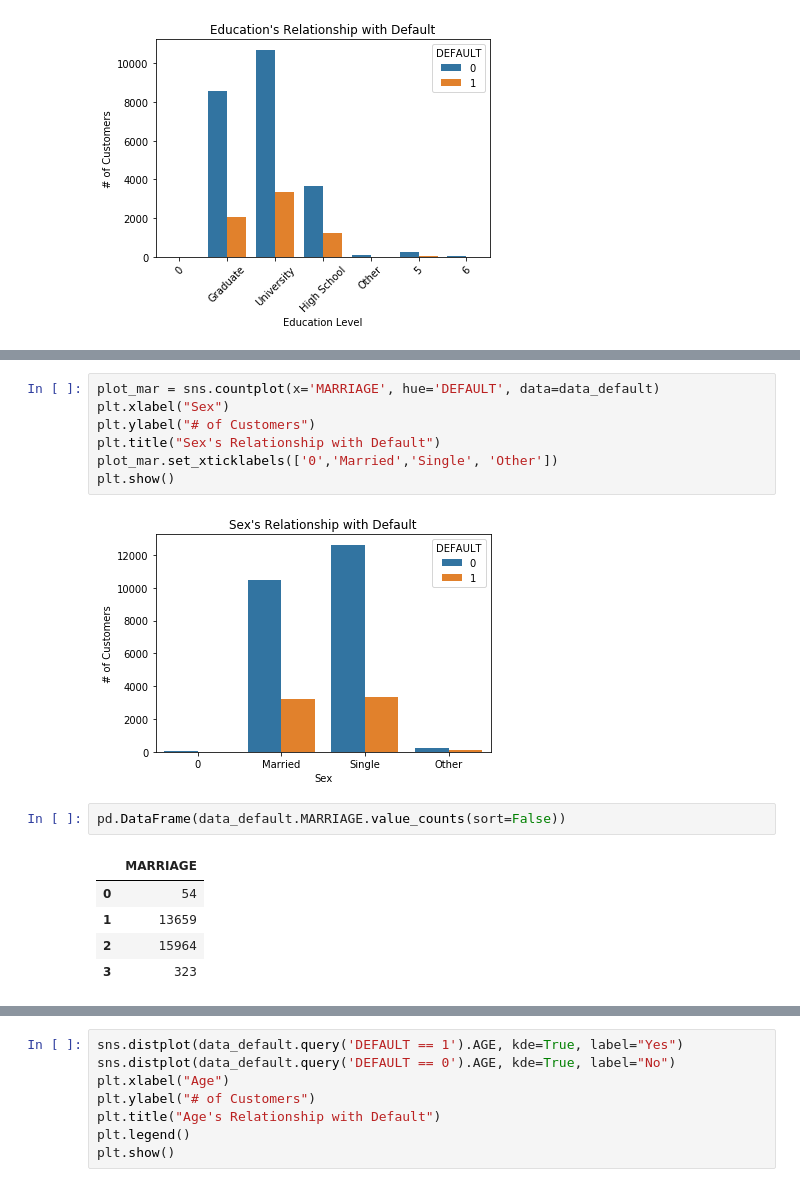
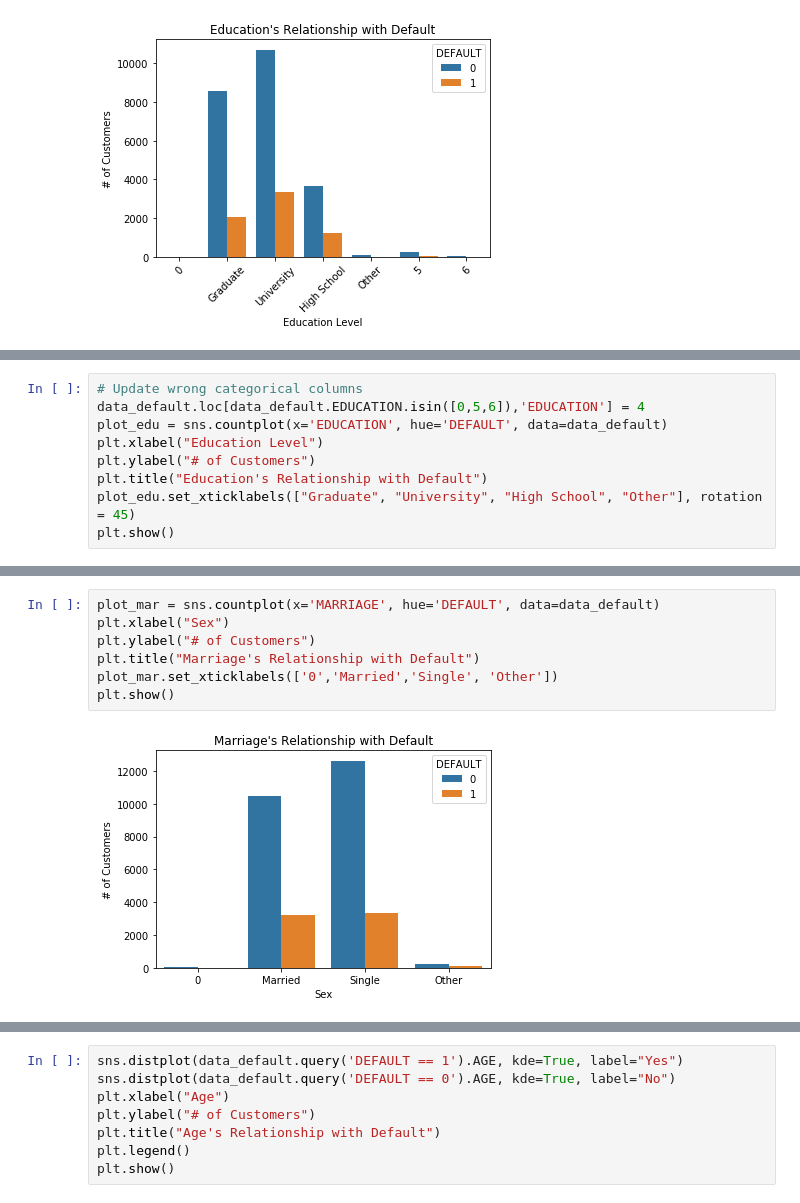
Before and after one commit to everittB/Credit_Default_Classification, a Jupyter notebook: src/default_classification.ipynb, the cells around one changed output, grey strips where cells are left out. Cells and saved outputs as stored; diff of their text form.

Commit message:
Cleaning up categorical data, more eda

```diff
--- a/src/default_classification.ipynb
+++ b/src/default_classification.ipynb
@@ -169,0 +185,9 @@ pd.DataFrame(data_default['EDUCATION'].value_counts(sort=False))
+# %%
+# Update wrong categorical columns
+data_default.loc[data_default.EDUCATION.isin([0,5,6]),'EDUCATION'] = 4
+plot_edu = sns.countplot(x='EDUCATION', hue='DEFAULT', data=data_default)
+plt.xlabel("Education Level")
+plt.ylabel("# of Customers")
+plt.title("Education's Relationship with Default")
+plot_edu.set_xticklabels(["Graduate", "University", "High School", "Other"], rotation = 45)
+plt.show()
@@ -170,17 +209,9 @@ pd.DataFrame(data_default['EDUCATION'].value_counts(sort=False))
 # %%
 plot_mar = sns.countplot(x='MARRIAGE', hue='DEFAULT', data=data_default)
 plt.xlabel("Sex")
 plt.ylabel("# of Customers")
-plt.title("Sex's Relationship with Default")
+plt.title("Marriage's Relationship with Default")
 plot_mar.set_xticklabels(['0','Married','Single', 'Other'])
 plt.show()
 # %% [output]
-[figure, old version]
+[figure, new version]
-# %%
-pd.DataFrame(data_default.MARRIAGE.value_counts(sort=False))
-# %% [output]
-|  | MARRIAGE |
-| 0 | 54 |
-| 1 | 13659 |
-| 2 | 15964 |
-| 3 | 323 |
```
Also changed, not shown: parts of 26 cells of this notebook.
